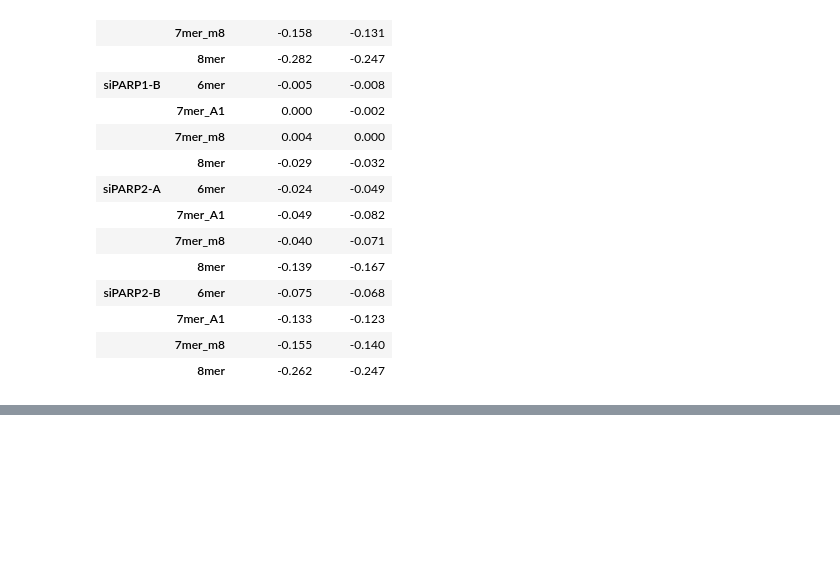
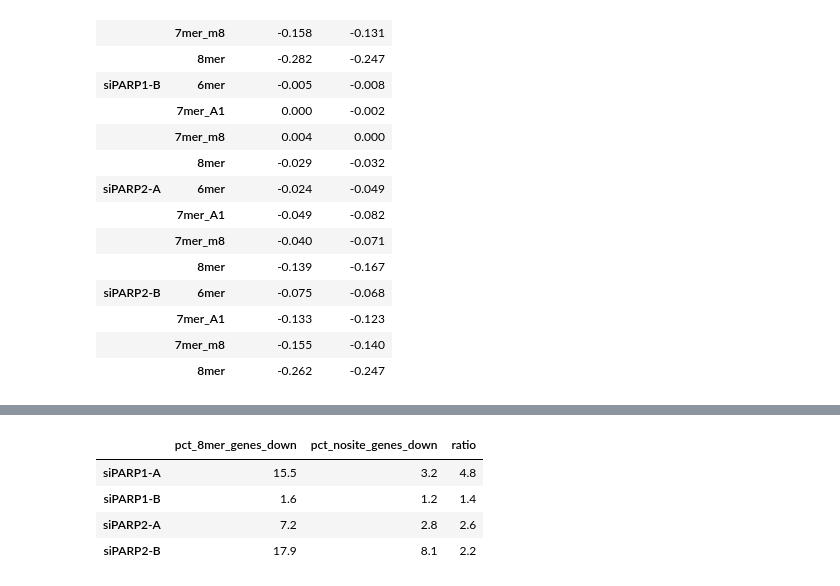
Before and after one commit to pietschM13/siRNA_off_target_effects, a Jupyter notebook: notebooks/GSE114273/04_off_target_analysis.ipynb, the cells around one changed output, grey strips where cells are left out. Drawn from its saved outputs; the diff is of its cells as text; code cells hidden in the pictures; blank space fills up the shorter version.

```diff
--- a/notebooks/GSE114273/04_off_target_analysis.ipynb
+++ b/notebooks/GSE114273/04_off_target_analysis.ipynb
@@ -389,3 +391,36 @@ utr_adjusted.pivot_table(index=["siRNA", "site"], columns="model", values="coef"
 |  | 8mer | -0.262 | -0.247 |
 # %%
 utr_adjusted.to_csv(tables_dir / "GSE114273_seed_utr_adjusted.tsv", sep="\t", index=False)
+# %%
+## Step 9: candidate off-targets = strongly down (padj < 0.05 AND log2FC < -1) WITH an 8mer/7mer for that siRNA.
+## Sibling check: also strongly down with the other siRNA against the same target -> more likely target-loss biology.
+padj_cut, lfc_cut = 0.05, -1.0
+candidate_sites = ["8mer", "7mer_m8", "7mer_A1"]
+targets = {"siPARP1-A": "PARP1", "siPARP1-B": "PARP1", "siPARP2-A": "PARP2", "siPARP2-B": "PARP2"}
+symbol = pd.read_csv(processed_dir / "GSE114273_gene_mapping_protein_coding.tsv", sep="\t",
+                     index_col="EnsemblGeneID")["Symbol"]
+
+strongly_down = {
+    sirna: (dge_by_sirna[sirna].loc[main_genes, "padj"] < padj_cut)
+           & (dge_by_sirna[sirna].loc[main_genes, "log2FoldChange"] < lfc_cut)
+    for sirna in sirnas
+}
+
+rows = []
+for sirna in sirnas:
+    siblings = [s for s, target in targets.items() if target == targets[sirna] and s != sirna]
+    table = seed_dge_by_sirna[sirna].loc[main_genes]
+    is_candidate = strongly_down[sirna] & table["best_site"].isin(candidate_sites)
+    for gene_id in table.index[is_candidate]:
+        rows.append({
+            "siRNA": sirna,
+            "EnsemblGeneID": gene_id,
+            "Symbol": symbol[gene_id],
+            "log2FoldChange": table.loc[gene_id, "log2FoldChange"],
+            "padj": dge_by_sirna[sirna].loc[gene_id, "padj"],
+            "best_site": table.loc[gene_id, "best_site"],
+            "n_site_positions": seed_gene.loc[gene_id, f"{sirna}_6mer_count"],
+            "down_with_sibling": any(strongly_down[s][gene_id] for s in siblings),
+        })
+candidates = pd.DataFrame(rows)
+candidates.groupby("siRNA")["down_with_sibling"].agg(candidates="size", shared_with_sibling="sum")
@@ -391,0 +434,17 @@ utr_adjusted.to_csv(tables_dir / "GSE114273_seed_utr_adjusted.tsv", sep="\t", in
+# %%
+## % of 8mer genes vs no-site genes that are strongly down (same thresholds)
+enrichment = pd.DataFrame({
+    sirna: {
+        "pct_8mer_genes_down": strongly_down[sirna][seed_dge_by_sirna[sirna].loc[main_genes, "best_site"] == "8mer"].mean() * 100,
+        "pct_nosite_genes_down": strongly_down[sirna][seed_dge_by_sirna[sirna].loc[main_genes, "best_site"] == "none"].mean() * 100,
+    }
+    for sirna in sirnas
+}).T
+enrichment["ratio"] = enrichment["pct_8mer_genes_down"] / enrichment["pct_nosite_genes_down"]
+enrichment.round(1)
+# %% [output]
+|  | pct_8mer_genes_down | pct_nosite_genes_down | ratio |
+| siPARP1-A | 15.5 | 3.2 | 4.8 |
+| siPARP1-B | 1.6 | 1.2 | 1.4 |
+| siPARP2-A | 7.2 | 2.8 | 2.6 |
+| siPARP2-B | 17.9 | 8.1 | 2.2 |
```
Also changed, not shown: parts of 5 cells of this notebook, 3 other files.
